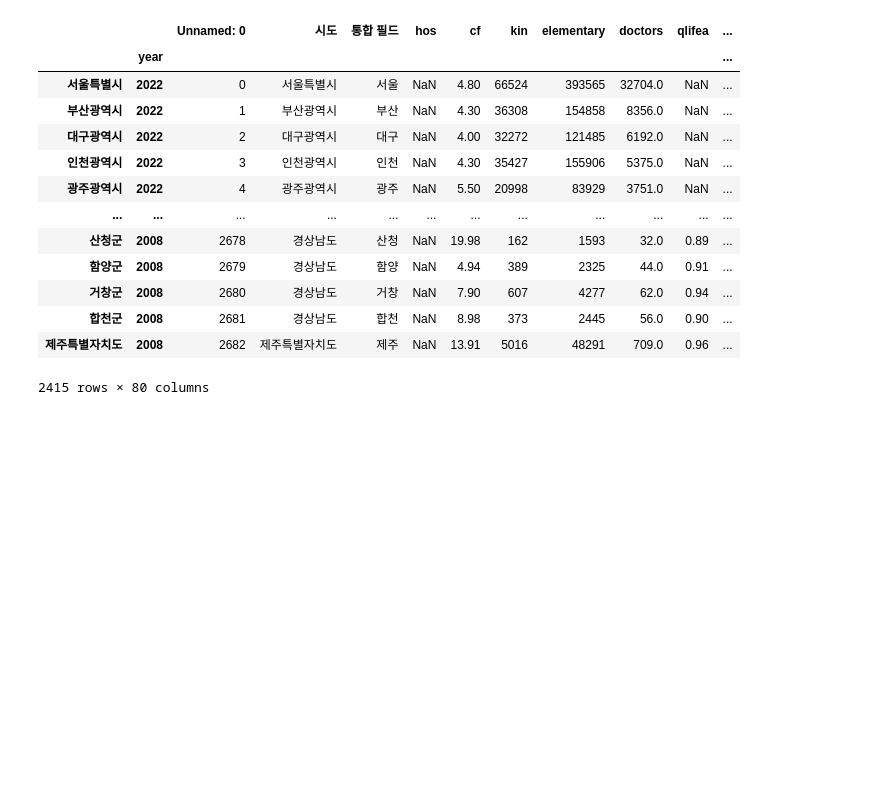
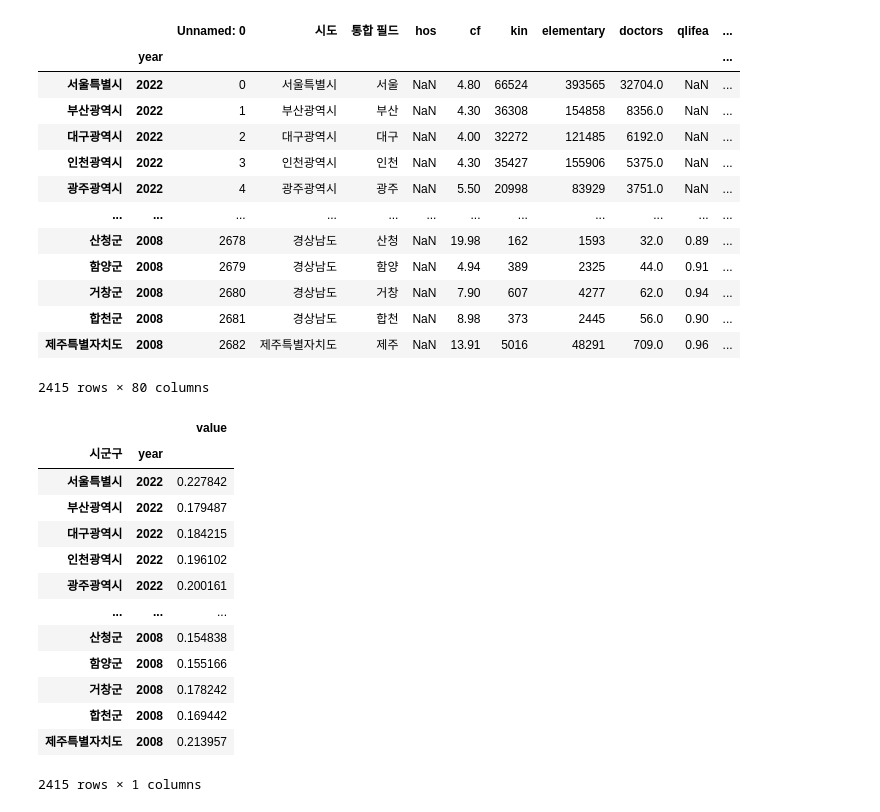
Before and after one commit to estiemoon/EA, a Jupyter notebook: pre/preprocessingv2.ipynb, the cells around one changed output. Saved outputs shown, nothing was run; the diff lists cells and outputs as text; code cells hidden in the pictures; blank space fills up the shorter version.

```diff
--- a/pre/preprocessingv2.ipynb
+++ b/pre/preprocessingv2.ipynb
@@ -132,0 +67,17 @@ final.to_excel('../results/ecm_result5.2.xlsx',index=False)
+# %%
+youth_m.reindex(result.index)
+# %% [output]
+|  |  | value |
+| 시군구 | year |  |
+| 서울특별시 | 2022 | 0.227842 |
+| 부산광역시 | 2022 | 0.179487 |
+| 대구광역시 | 2022 | 0.184215 |
+| 인천광역시 | 2022 | 0.196102 |
+| 광주광역시 | 2022 | 0.200161 |
+| ... | ... | ... |
+| 산청군 | 2008 | 0.154838 |
+| 함양군 | 2008 | 0.155166 |
+| 거창군 | 2008 | 0.178242 |
+| 합천군 | 2008 | 0.169442 |
+| 제주특별자치도 | 2008 | 0.213957 |
+2415 rows × 1 columns
```
Also changed, not shown: parts of 15 cells of this notebook, 1 other file.
